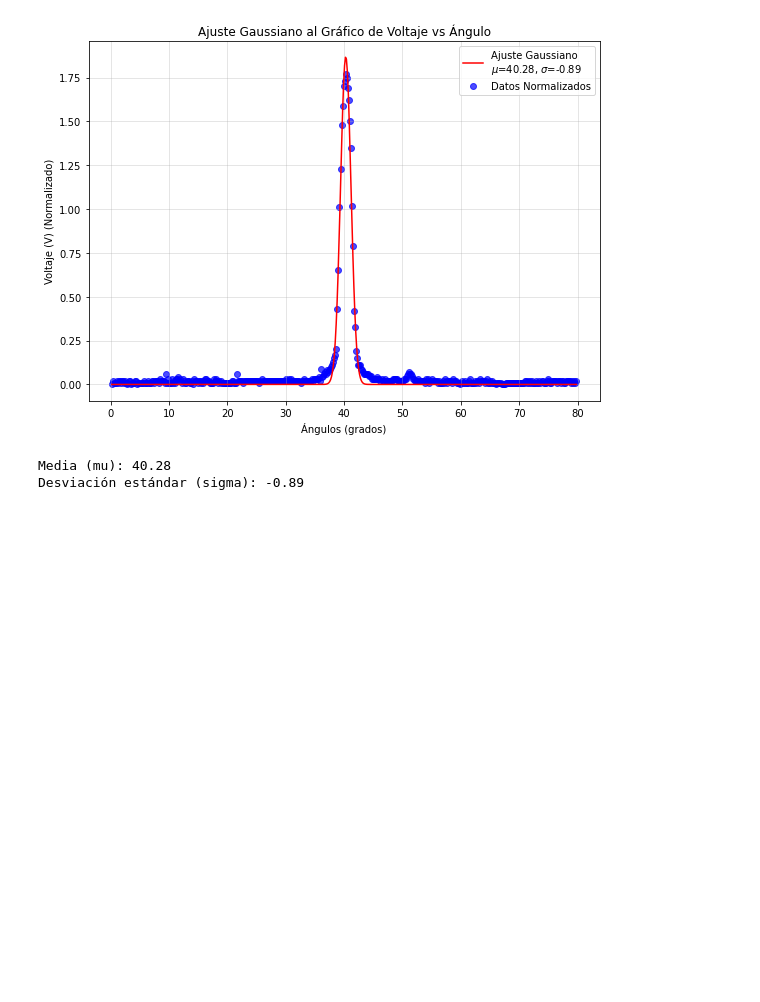
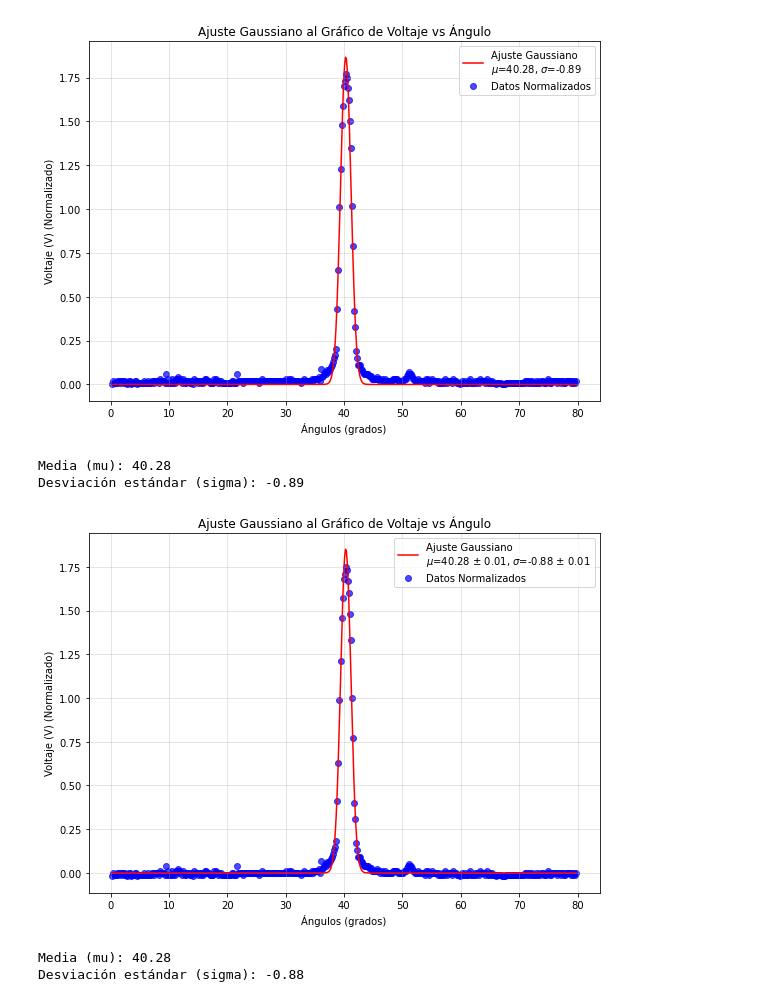
Before and after one commit to Hdavid1123/Experimental-III-2024-2, a Jupyter notebook: pythonMotorPaso.ipynb, the cells around one changed output. Cells and saved outputs as stored; diff of their text form; code cells hidden in the pictures; blank space fills up the shorter version.

```diff
--- a/pythonMotorPaso.ipynb
+++ b/pythonMotorPaso.ipynb
@@ -124,3 +188,17 @@ print(f"Desviación estándar (sigma): {sigma:.2f}")
 [figure]
 Media (mu): 40.28
 Desviación estándar (sigma): -0.89
+# %%
+# Cargar datos
+df = pd.read_csv('angulo-voltaje80.txt', sep='\s+', header=None, skiprows=1, names=['Angulos', 'Voltaje'])
+df = df.astype(float)
+
+# Llamar a la función
+mu, sigma, error_mu, error_sigma = ajustar_gaussiana2(df, 'Angulos', 'Voltaje')
+
+print(f"Media (mu): {mu:.2f}")
+print(f"Desviación estándar (sigma): {sigma:.2f}")
+# %% [output]
+[figure, added]
+Media (mu): 40.28
+Desviación estándar (sigma): -0.88
```
Also changed, not shown: parts of 3 cells of this notebook, 1 other file.
